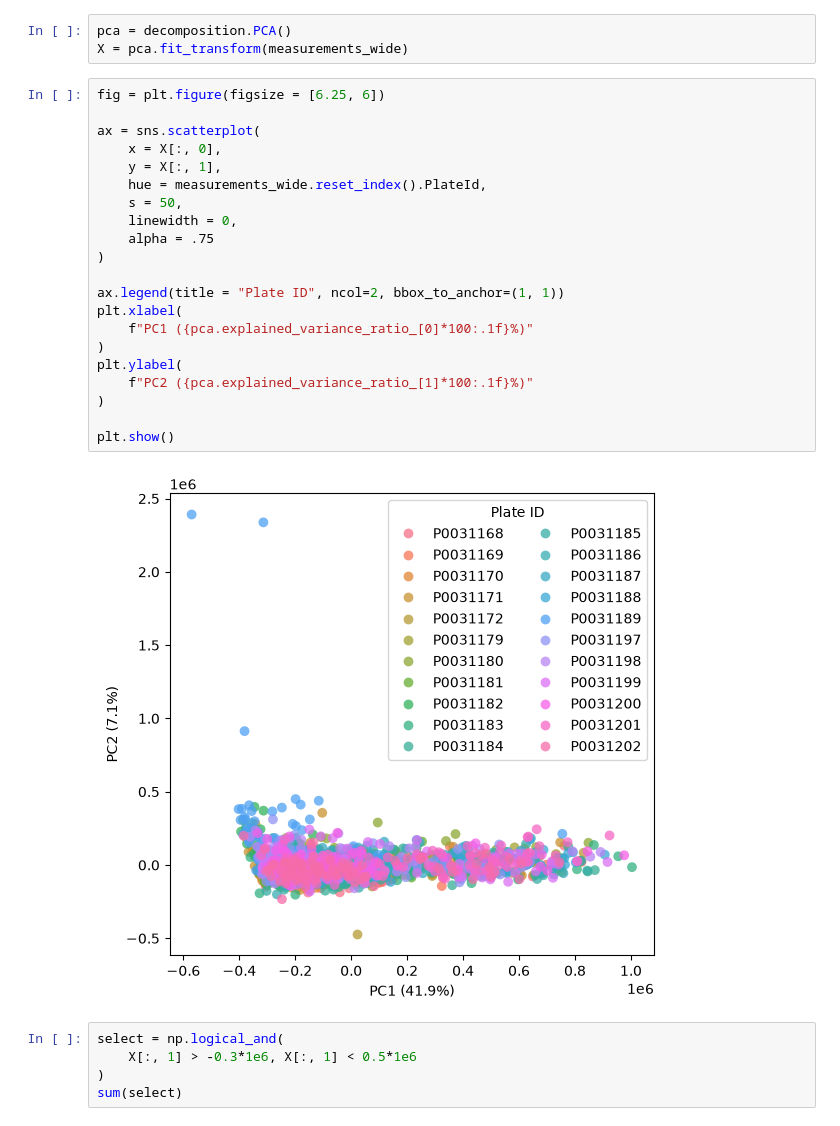
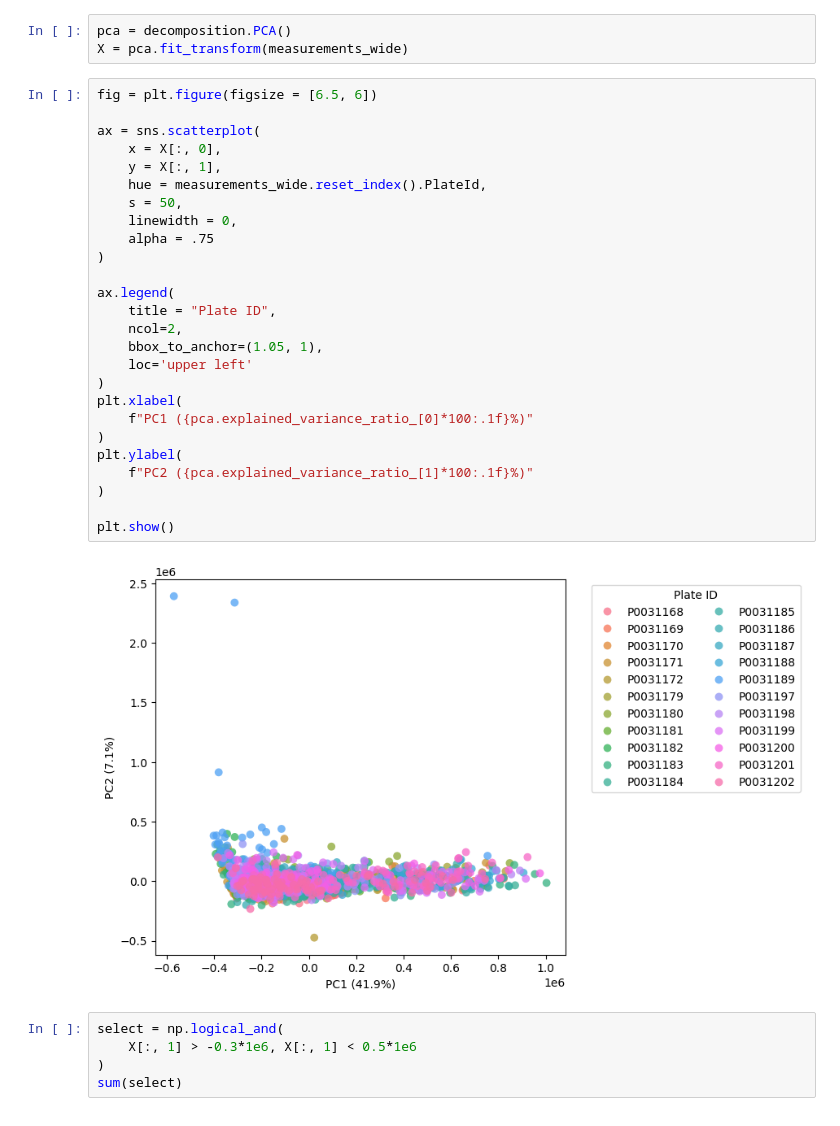
Before and after one commit to AnthonyOfSeattle/domino-somascan-pipeline, a Jupyter notebook: notebooks/2026_09_01_qc_functionality.ipynb, the cells around one changed output. Drawn from its saved outputs; the diff is of its cells as text.

Commit message:
Fix legend anchoring in PCA plot

```diff
--- a/notebooks/2026_09_01_qc_functionality.ipynb
+++ b/notebooks/2026_09_01_qc_functionality.ipynb
@@ -32,28 +32,33 @@ measurements_wide = measurements.merge(
 pca = decomposition.PCA()
 X = pca.fit_transform(measurements_wide)
 # %%
-fig = plt.figure(figsize = [6.25, 6])
+fig = plt.figure(figsize = [6.5, 6])
 
 ax = sns.scatterplot(
     x = X[:, 0],
     y = X[:, 1],
     hue = measurements_wide.reset_index().PlateId,
     s = 50,
     linewidth = 0,
     alpha = .75
 )
 
-ax.legend(title = "Plate ID", ncol=2, bbox_to_anchor=(1, 1))
+ax.legend(
+    title = "Plate ID",
+    ncol=2,
+    bbox_to_anchor=(1.05, 1),
+    loc='upper left'
+)
 plt.xlabel(
     f"PC1 ({pca.explained_variance_ratio_[0]*100:.1f}%)"
 )
 plt.ylabel(
     f"PC2 ({pca.explained_variance_ratio_[1]*100:.1f}%)"
 )
 
 plt.show()
 # %% [output]
-[figure, old version]
+[figure, new version]
 # %%
 select = np.logical_and(
     X[:, 1] > -0.3*1e6, X[:, 1] < 0.5*1e6
```
Also changed, not shown: parts of 2 cells of this notebook, 1 other file.
